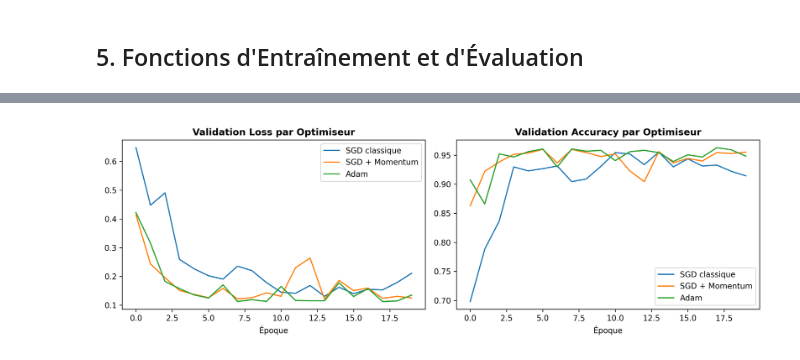
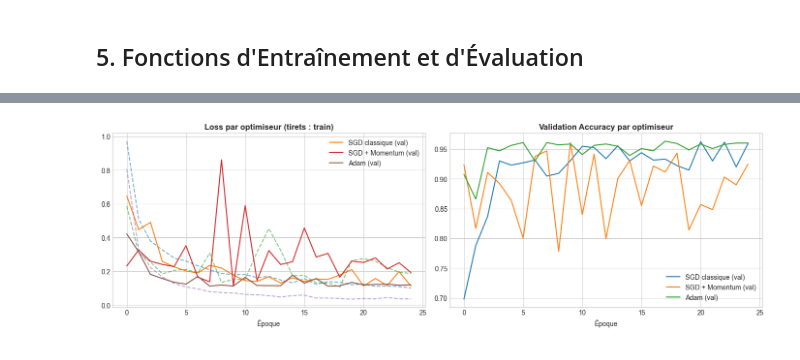
Before and after one commit to aliounedjamil/Projet-DL-HAR, a Jupyter notebook: notebooks/version1_alioune/v1_baseline_mlp_alioune.ipynb, the cells around one changed output, grey strips where cells are left out. Cells and saved outputs as stored; diff of their text form; code cells hidden in the pictures.

```diff
--- a/notebooks/version1_alioune/v1_baseline_mlp_alioune.ipynb
+++ b/notebooks/version1_alioune/v1_baseline_mlp_alioune.ipynb
@@ -47,7 +71,6 @@ Le jeu de données Human Activity Recognition (HAR) contient les enregistrements
 # %%
-# Chargement des fichiers train.csv et test.csv
-train_df = pd.read_csv('../../data/HAR/train.csv')
-test_df = pd.read_csv('../../data/HAR/test.csv')
+train_df = pd.read_csv(os.path.join(DATA_DIR, 'train.csv'))
+test_df = pd.read_csv(os.path.join(DATA_DIR, 'test.csv'))       # utilisé pour l'évaluation finale uniquement (section 8)
 
 print(f"Jeu d'entraînement (Train) : {train_df.shape[0]} lignes, {train_df.shape[1]} colonnes")
 print(f"Jeu de test (Test)         : {test_df.shape[0]} lignes, {test_df.shape[1]} colonnes")
@@ -254,0 +289,13 @@ Contrôle réussi : la perte observée est parfaitement cohérente avec la théo
+# %%
+criterion = nn.CrossEntropyLoss()
+init_losses = []
+for s in [42, 123, 999]:
+    set_seed(s)
+    m = SimpleMLP(hidden_dim=64, activation='relu')
+    m.eval()
+    with torch.no_grad():
+        init_losses.append(criterion(m(torch.tensor(X_val_subj)), torch.tensor(y_val_subj)).item())
+
+print(f"Perte initiale (validation, 3 graines) : {np.mean(init_losses):.4f} ± {np.std(init_losses, ddof=1):.4f}")
+print(f"Perte théorique ln(6)                  : {np.log(6):.4f}")
+results['perte_initiale'] = {'moyenne': float(np.mean(init_losses)), 'theorique': float(np.log(6))}
@@ -405,30 +458,26 @@ Nous testons SGD (lr=0.05), SGD Momentum (lr=0.01), et Adam (lr=0.001).
 # %%
-configs_opt = [
-    ('SGD classique', 'sgd', 0.05),
-    ('SGD + Momentum', 'sgd_momentum', 0.01),
-    ('Adam', 'adam', 0.001)
-]
+opt_histories = {}
+for opt_name, label in OPTIMIZERS.items():
+    _, hist = run_experiment(activation='relu', opt_name=opt_name, lr=best_lr[opt_name])
+    opt_histories[opt_name] = hist
+    print(f"{label:15s} (lr={best_lr[opt_name]:g}) : Val Loss = {hist['val_loss'][-1]:.4f} "
+          f"| Val Acc = {hist['val_acc'][-1]*100:.2f}% | Val F1 = {hist['val_f1'][-1]*100:.2f}%")
 
-opt_histories = {}
-for label, opt_name, lr in configs_opt:
-    print(f"Entraînement avec {label} (lr={lr})...")
-    _, hist = run_experiment(activation='relu', opt_name=opt_name, lr=lr, epochs=25)
-    opt_histories[label] = hist
+fig, axes = plt.subplots(1, 2, figsize=(14, 4.5))
+for opt_name, label in OPTIMIZERS.items():
+    axes[0].plot(opt_histories[opt_name]['train_loss'], ls='--', alpha=0.6)
+    axes[0].plot(opt_histories[opt_name]['val_loss'], label=f"{label} (val)")
+    axes[1].plot(opt_histories[opt_name]['val_acc'], label=f"{label} (val)")
+axes[0].set_title("Loss par optimiseur (tirets : train)", fontweight='bold')
+axes[0].set_xlabel("Époque"); axes[0].legend()
+axes[1].set_title("Validation Accuracy par optimiseur", fontweight='bold')
+axes[1].set_xlabel("Époque"); axes[1].legend()
+plt.tight_layout()
+plt.savefig(os.path.join(FIG_DIR, '06_comparaison_optimiseurs.png'), dpi=300)
+plt.show()
 
-# Affichage des courbes
-fig, axes = plt.subplots(1, 2, figsize=(14, 4.5))
-for label, _, _ in configs_opt:
-    axes[0].plot(opt_histories[label]['val_loss'], label=f"{label} (Val Loss)")
-    axes[1].plot(opt_histories[label]['val_acc'], label=f"{label} (Val Acc)")
-
-axes[0].set_title("Validation Loss par Optimiseur", fontweight='bold')
-axes[0].set_xlabel("Époque")
-axes[0].legend()
-
-axes[1].set_title("Validation Accuracy par Optimiseur", fontweight='bold')
-axes[1].set_xlabel("Époque")
-axes[1].legend()
-
-plt.tight_layout()
-plt.show()
+results['activations'] = {a: {'val_loss': h['val_loss'][-1], 'val_acc': h['val_acc'][-1], 'val_f1': h['val_f1'][-1],
+                              'train_loss': h['train_loss'][-1]} for a, h in act_histories.items()}
+results['optimiseurs'] = {o: {'lr': best_lr[o], 'val_loss': h['val_loss'][-1], 'val_acc': h['val_acc'][-1],
+                              'val_f1': h['val_f1'][-1], 'train_loss': h['train_loss'][-1]} for o, h in opt_histories.items()}
 # %% [output]
@@ -438 +487 @@ Entraînement avec Adam (lr=0.001)...
-[figure, old version]
+[figure, new version]
```
Also changed, not shown: parts of 45 cells of this notebook, 29 other files.
